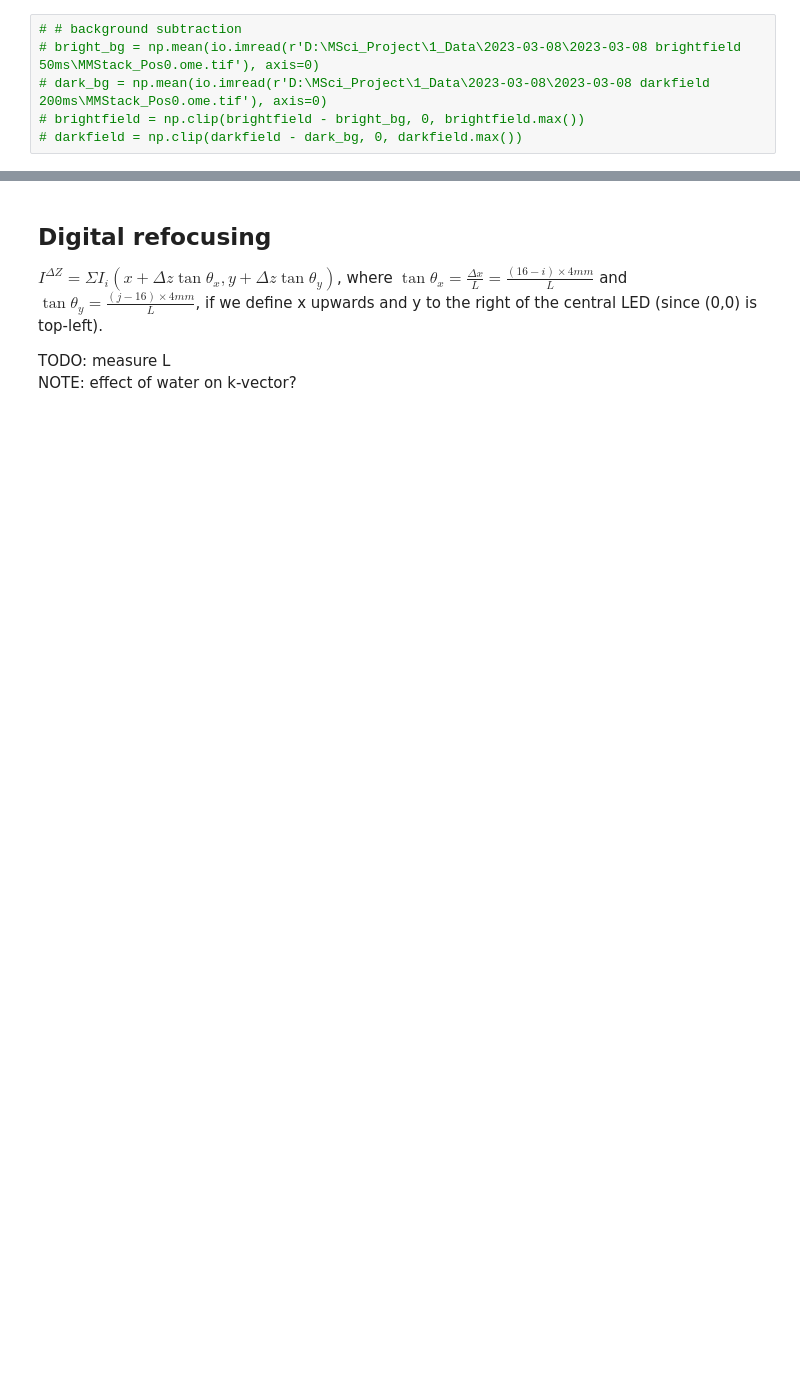
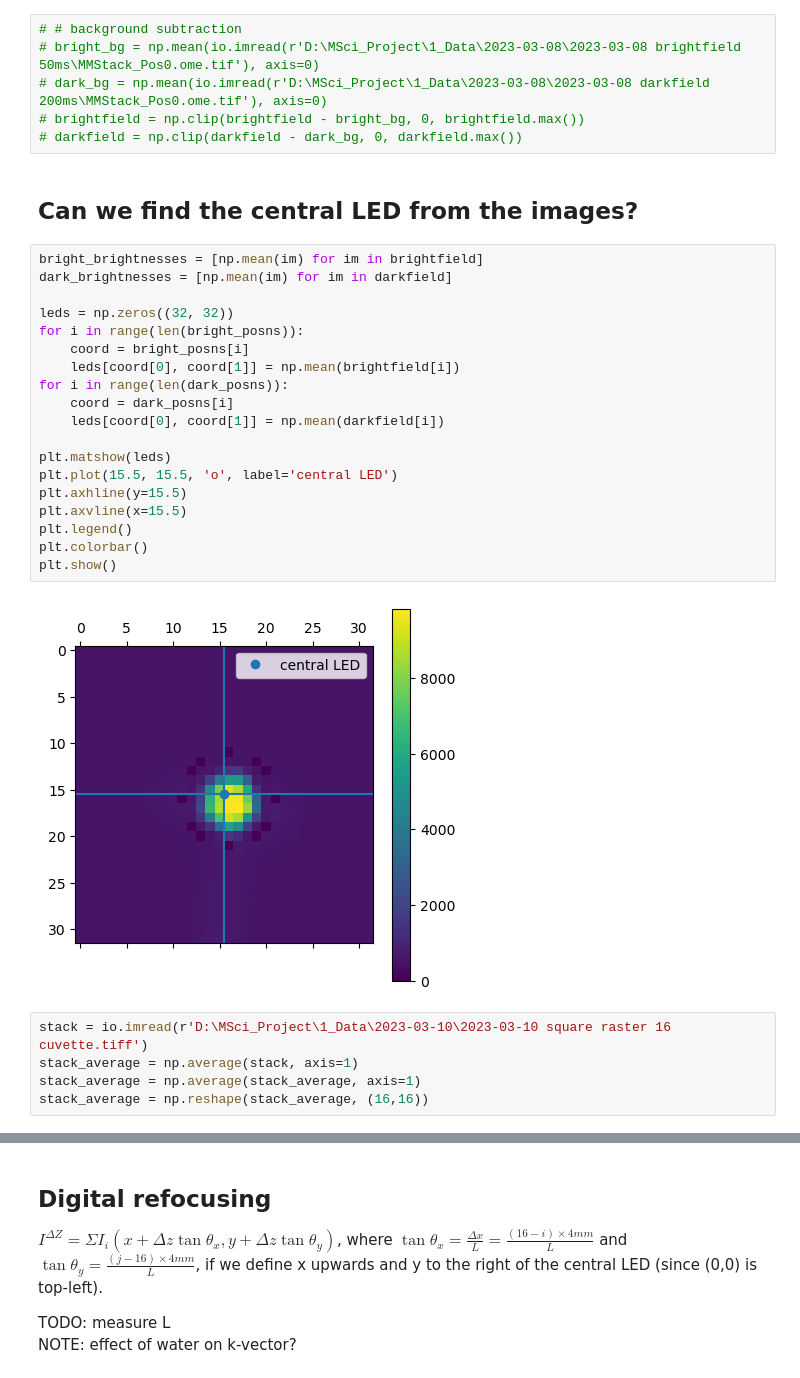
Before and after one commit to kwokkenton/optea, a Jupyter notebook: led_array/phase_contrast.ipynb, the cells around one changed output, grey strips where cells are left out. Drawn from its saved outputs; the diff is of its cells as text; blank space fills up the shorter version.

```diff
--- a/led_array/phase_contrast.ipynb
+++ b/led_array/phase_contrast.ipynb
@@ -49,3 +86,31 @@ print(f'Loaded {brightfield.shape[0]} bright and {darkfield.shape[0]} dark image
 # dark_bg = np.mean(io.imread(r'D:\MSci_Project\1_Data\2023-03-08\2023-03-08 darkfield 200ms\MMStack_Pos0.ome.tif'), axis=0)
 # brightfield = np.clip(brightfield - bright_bg, 0, brightfield.max())
 # darkfield = np.clip(darkfield - dark_bg, 0, darkfield.max())
+# %% [markdown]
+## Can we find the central LED from the images?
+# %%
+bright_brightnesses = [np.mean(im) for im in brightfield]
+dark_brightnesses = [np.mean(im) for im in darkfield]
+
+leds = np.zeros((32, 32))
+for i in range(len(bright_posns)):
+    coord = bright_posns[i]
+    leds[coord[0], coord[1]] = np.mean(brightfield[i])
+for i in range(len(dark_posns)):
+    coord = dark_posns[i]
+    leds[coord[0], coord[1]] = np.mean(darkfield[i])
+
+plt.matshow(leds)
+plt.plot(15.5, 15.5, 'o', label='central LED')
+plt.axhline(y=15.5)
+plt.axvline(x=15.5)
+plt.legend()
+plt.colorbar()
+plt.show()
+# %% [output]
+[figure, added]
+# %%
+stack = io.imread(r'D:\MSci_Project\1_Data\2023-03-10\2023-03-10 square raster 16 cuvette.tiff')
+stack_average = np.average(stack, axis=1)
+stack_average = np.average(stack_average, axis=1)
+stack_average = np.reshape(stack_average, (16,16))
```
Also changed, not shown: parts of 28 cells of this notebook, 1 other file.
